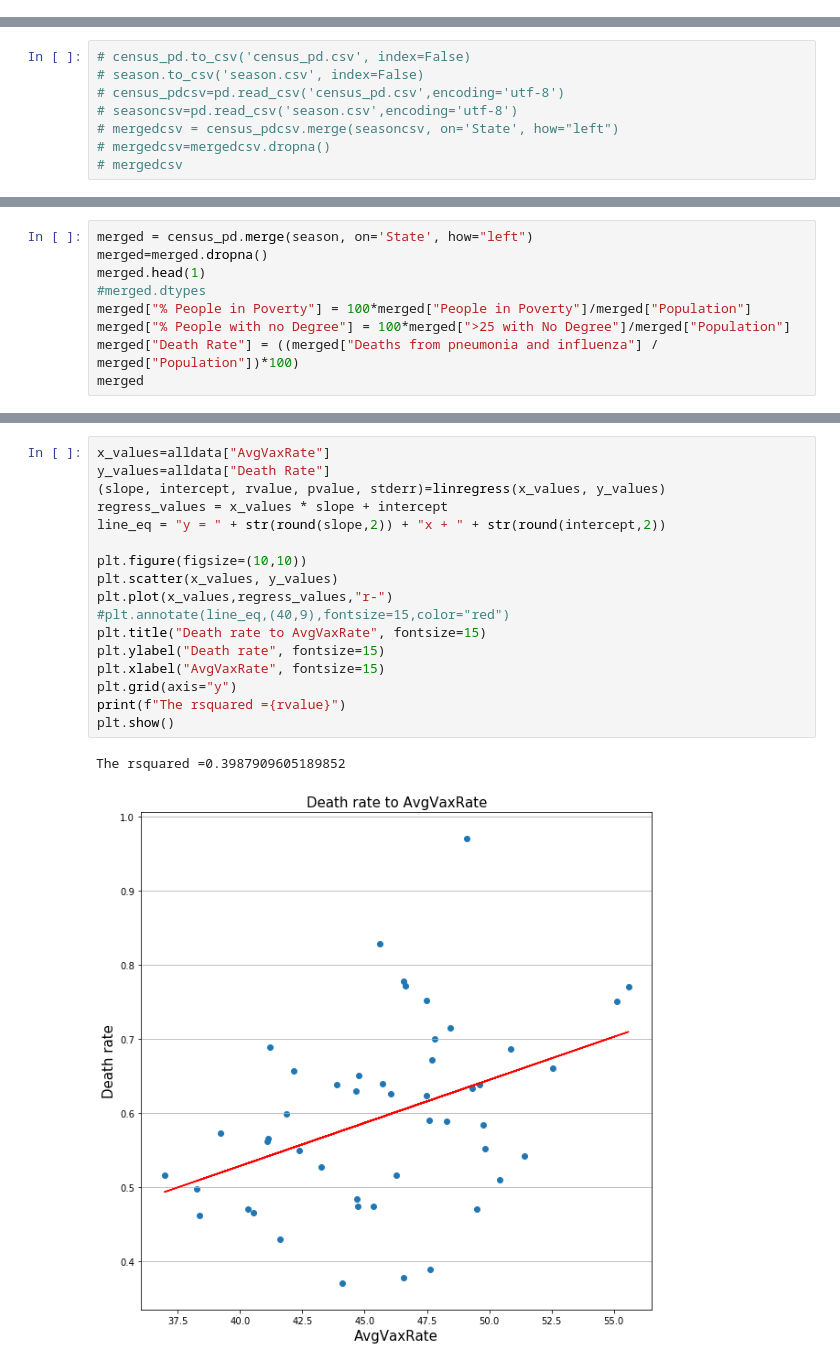
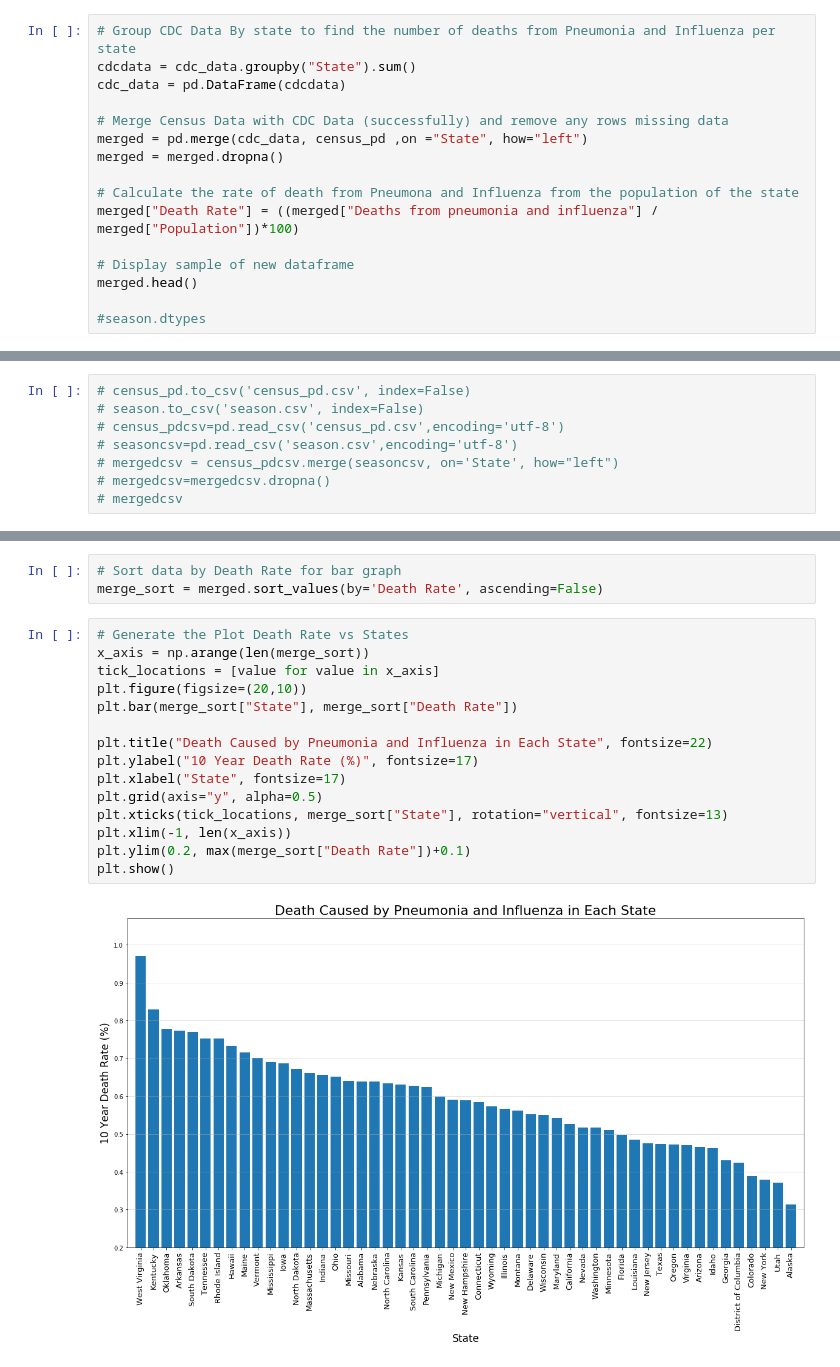
Before and after one commit to jdb3/Grim-Reaper, a Jupyter notebook: Grim Reaper.ipynb, the cells around one changed output, grey strips where cells are left out. Drawn from its saved outputs; the diff is of its cells as text.

```diff
--- a/Grim Reaper.ipynb
+++ b/Grim Reaper.ipynb
@@ -195,0 +135,16 @@ merged
+# %%
+# Group CDC Data By state to find the number of deaths from Pneumonia and Influenza per state
+cdcdata = cdc_data.groupby("State").sum()
+cdc_data = pd.DataFrame(cdcdata)
+
+# Merge Census Data with CDC Data (successfully) and remove any rows missing data
+merged = pd.merge(cdc_data, census_pd ,on ="State", how="left")
+merged = merged.dropna()
+
+# Calculate the rate of death from Pneumona and Influenza from the population of the state
+merged["Death Rate"] = ((merged["Deaths from pneumonia and influenza"] / merged["Population"])*100)
+
+# Display sample of new dataframe
+merged.head()
+
+#season.dtypes
@@ -246,9 +165,0 @@ plt.show()
-# %%
-merged = census_pd.merge(season, on='State', how="left")
-merged=merged.dropna()
-merged.head(1)
-#merged.dtypes
-merged["% People in Poverty"] = 100*merged["People in Poverty"]/merged["Population"]
-merged["% People with no Degree"] = 100*merged[">25 with No Degree"]/merged["Population"]
-merged["Death Rate"] = ((merged["Deaths from pneumonia and influenza"] / merged["Population"])*100)
-merged
@@ -476,20 +166,20 @@ alldata.head()
-# %%
-x_values=alldata["AvgVaxRate"]
-y_values=alldata["Death Rate"]
-(slope, intercept, rvalue, pvalue, stderr)=linregress(x_values, y_values)
-regress_values = x_values * slope + intercept
-line_eq = "y = " + str(round(slope,2)) + "x + " + str(round(intercept,2))
-
-plt.figure(figsize=(10,10))
-plt.scatter(x_values, y_values)
-plt.plot(x_values,regress_values,"r-")
-#plt.annotate(line_eq,(40,9),fontsize=15,color="red")
-plt.title("Death rate to AvgVaxRate", fontsize=15)
-plt.ylabel("Death rate", fontsize=15)
-plt.xlabel("AvgVaxRate", fontsize=15)
-plt.grid(axis="y")
-print(f"The rsquared ={rvalue}")
-plt.show()
-# %% [output]
-The rsquared =0.3987909605189852
-[figure, removed]
+# %%
+# Sort data by Death Rate for bar graph
+merge_sort = merged.sort_values(by='Death Rate', ascending=False)
+# %%
+# Generate the Plot Death Rate vs States
+x_axis = np.arange(len(merge_sort))
+tick_locations = [value for value in x_axis]
+plt.figure(figsize=(20,10))
+plt.bar(merge_sort["State"], merge_sort["Death Rate"])
+
+plt.title("Death Caused by Pneumonia and Influenza in Each State", fontsize=22)
+plt.ylabel("10 Year Death Rate (%)", fontsize=17)
+plt.xlabel("State", fontsize=17)
+plt.grid(axis="y", alpha=0.5)
+plt.xticks(tick_locations, merge_sort["State"], rotation="vertical", fontsize=13)
+plt.xlim(-1, len(x_axis))
+plt.ylim(0.2, max(merge_sort["Death Rate"])+0.1)
+plt.show()
+# %% [output]
+[figure, added]
```
Also changed, not shown: parts of 52 cells of this notebook.
